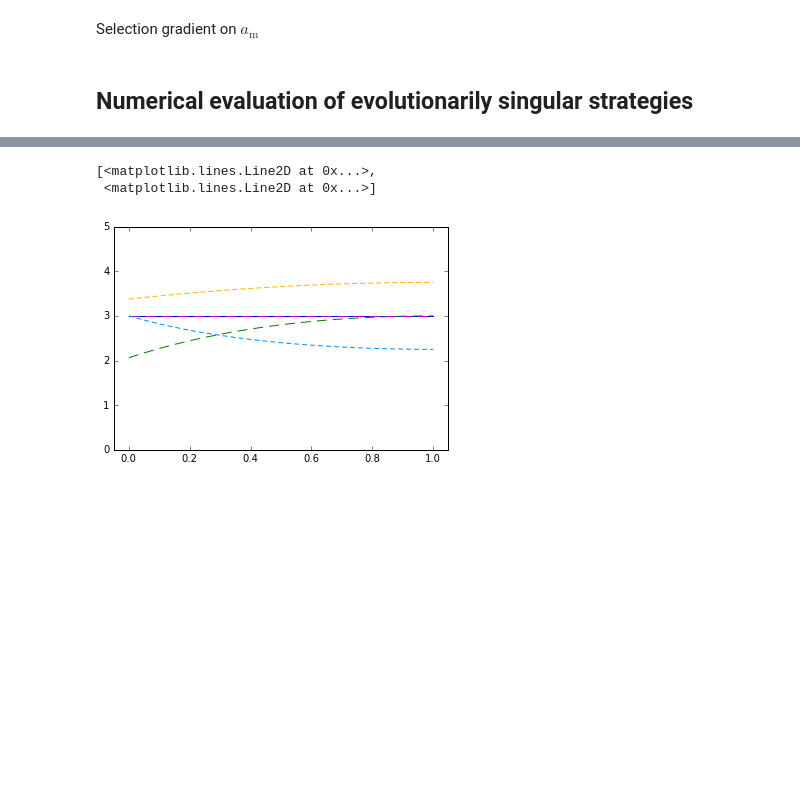
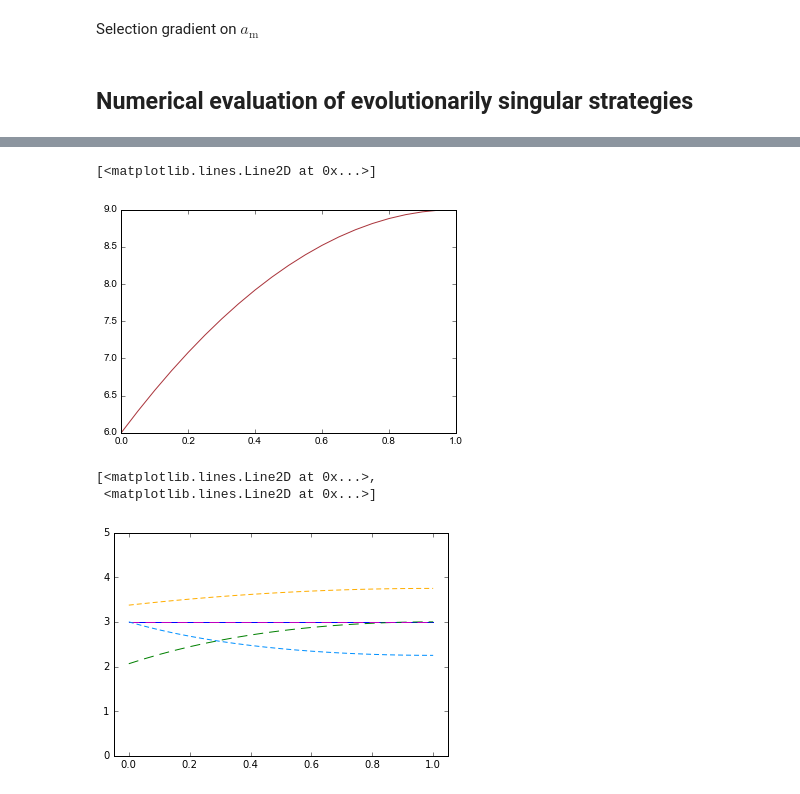
Before and after one commit to bramkuijper/age_vs_size_imprint, a Jupyter notebook: Age at maturity and genomic imprinting.ipynb, the cells around one changed output, grey strips where cells are left out. Saved outputs shown, nothing was run; the diff lists cells and outputs as text; code cells hidden in the pictures; blank space fills up the shorter version.

```diff
--- a/Age at maturity and genomic imprinting.ipynb
+++ b/Age at maturity and genomic imprinting.ipynb
@@ -460,3 +516,8 @@ plt.plot(dmvals,yvalsMI[0],'#ffae00',dmvals,yvalsMI[1],'#0090ff',linestyle=(0,(5
+# %%
+plt.plot(dmvals,yvalsM[0],'#AA353C')#,dmvals,yvalsM[1],'#00178C',linestyle=(0,(1,3)))
+# %% [output]
+[<matplotlib.lines.Line2D at 0x...>]
+[figure, added]
 # %%
 yvals = None
 yvalsPI = None
```
Also changed, not shown: parts of 11 cells of this notebook, 1 other file.
